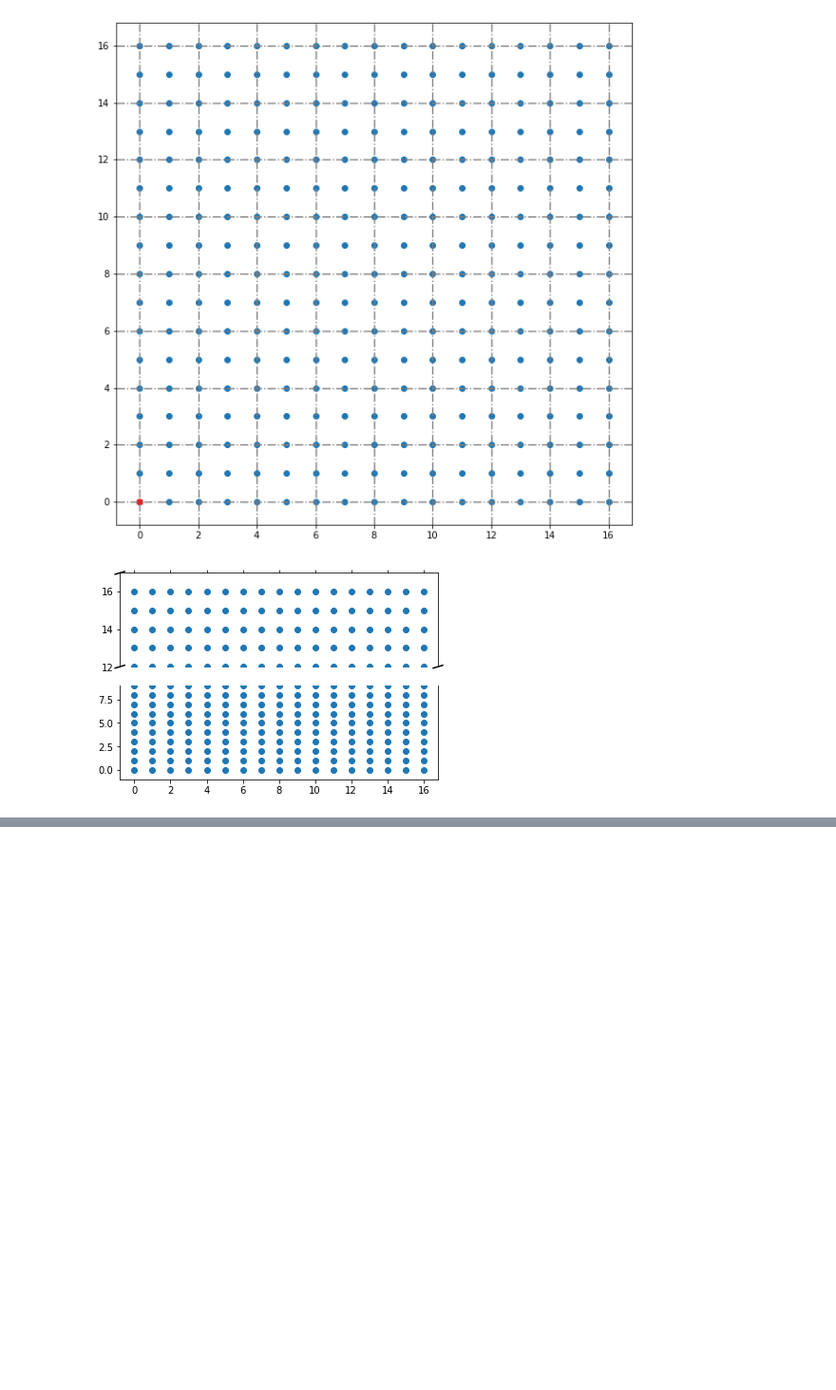
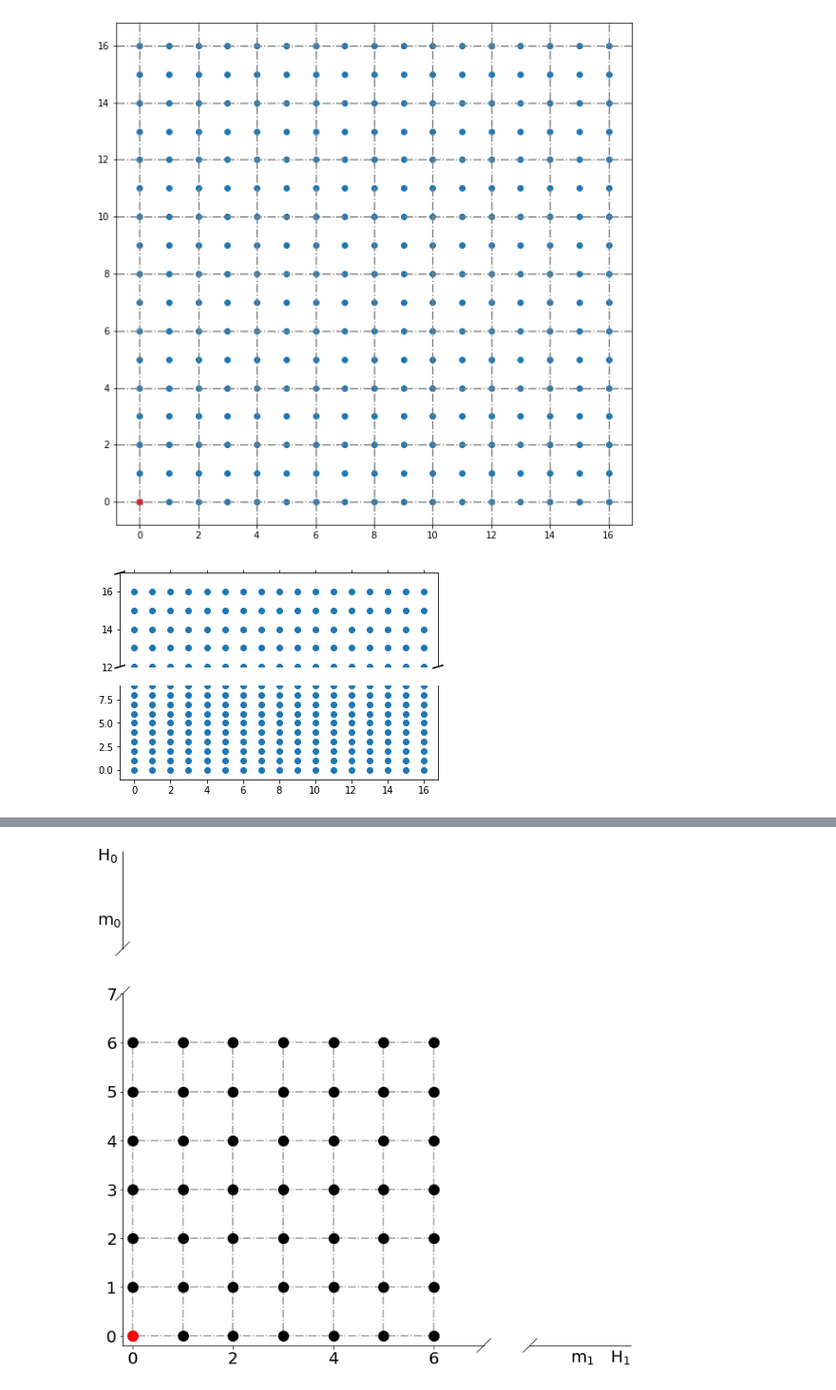
Before and after one commit to henockmamo54/neh_pxt_exp, a Jupyter notebook: cw/simultaneous plot-Nov3.ipynb, the cells around one changed output, grey strips where cells are left out. Shown: that part at 95% size. Saved outputs shown, nothing was run; the diff lists cells and outputs as text; code cells hidden in the pictures; blank space fills up the shorter version.

```diff
--- a/cw/simultaneous plot-Nov3.ipynb
+++ b/cw/simultaneous plot-Nov3.ipynb
@@ -782,3 +787,74 @@ plt.show()
+# %%
+import matplotlib.pyplot as plt
+from brokenaxes import brokenaxes
+import numpy as np
+
+
+plt.rcParams["font.size"] = "20"
+x,y=np.meshgrid(range(14),range(14))
+x1,y1=np.meshgrid(range(7),range(7))
+x2,y2=np.meshgrid(range(12,14),range(12,14))
+
+fig = plt.figure(figsize=(11,11))
+baxes = brokenaxes(xlims=((-0.2,7),(12,14)), ylims=((-0.2,7),(12,14)))
+# x = np.linspace(0,1,50)
+# baxes.plot(x,np.sin(15*x),label="sin")
+# baxes.plot(x,np.cos(15*x),label="cos")
+size=150
+baxes.scatter(x,y,c='w',s=size)
+baxes.scatter(x1,y1,c='k',s=size)
+# baxes.scatter(x2,y2,c='k',s=size)
+baxes.scatter([0],[0],c='r',s=size)
+
+# ax = plt.gca()
+# # baxes.grid(True, color = "grey", linewidth = "1.4", linestyle = "-")
+for i in range(7):
+    baxes.hlines(y=i,xmin=0.1,xmax=6,linestyle = "-.",color='k',alpha=0.4)
+    baxes.vlines(x=i,ymin=0.1,ymax=6,linestyle = "-.",color='k',alpha=0.4)
+
+plt.xlabel(f"m$_1$ \tH$_1$",loc='right')
+# plt.ylabel(f"H$_0$ \n\n m$_0$",loc='top', rotation=0,)
+
+plt.text(-0.05,0.98, f"H$_0$")
+plt.text(-0.05,0.85, f"m$_0$")
+
+# for ax in baxes.axs:
+#     ax.set_xticks([0,2,4,6])
+#     ax.set_yticks([0,2,4,6])
+#     break
+
+
+
+
+# baxes.hlines(y=12,xmin=0.1,xmax=13,linestyle = "-.",color='k',alpha=0.4)
+# baxes.hlines(y=13,xmin=0.1,xmax=13,linestyle = "-.",color='k',alpha=0.4)
+
+# baxes.vlines(x=12,ymin=0.1,ymax=13,linestyle = "-.",color='k',alpha=0.4)
+# baxes.vlines(x=13,ymin=0.1,ymax=13,linestyle = "-.",color='k',alpha=0.4)
+
+
+baxes.axs[0].set_xticks([])
+baxes.axs[1].set_xticks([])
+baxes.axs[3].set_xticks([])
+
+baxes.axs[0].set_yticks([])
+baxes.axs[1].set_yticks([])
+baxes.axs[3].set_yticks([])
+
+# baxes.axs[0].set_xticks([4])
+
+
+# # ax.set_xticks([0,2,4,6])
+# # ax.set_xticklabels(['zero','two','four','six'])
+
+# ax.xaxis.set_label_coords(1.05, -0.05)
+# ax.yaxis.set_label_coords(-0.05,1.01)
+
+# plt.savefig('grid_plot.jpeg',dpi=900, bbox_inches = "tight")
+
+plt.show()
+# %% [output]
+[figure, added]
 # %%
 # data=pd.read_csv("C:/Workplace/C++/d2ome_v2/v2/v2/bin/Debug/_AAMLGQEDPPQHGLPR_3_24_FAS_MOUSE.csv")
 data=pd.read_csv("C:/Workplace/C++/d2ome_v2/v2/v2/bin/Debug/_DPETLLGYSMVGcQR_2_24_FAS_MOUSE.csv")
```
Also changed, not shown: parts of 36 cells of this notebook, 3 other files.
